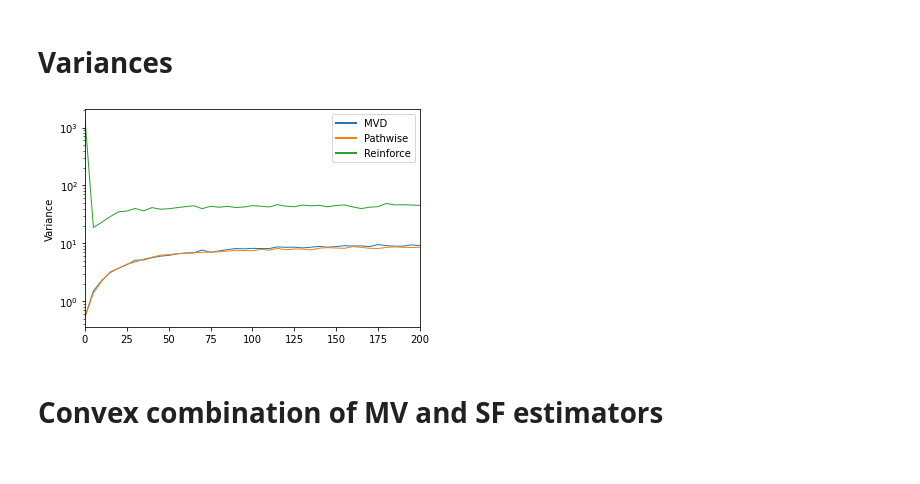
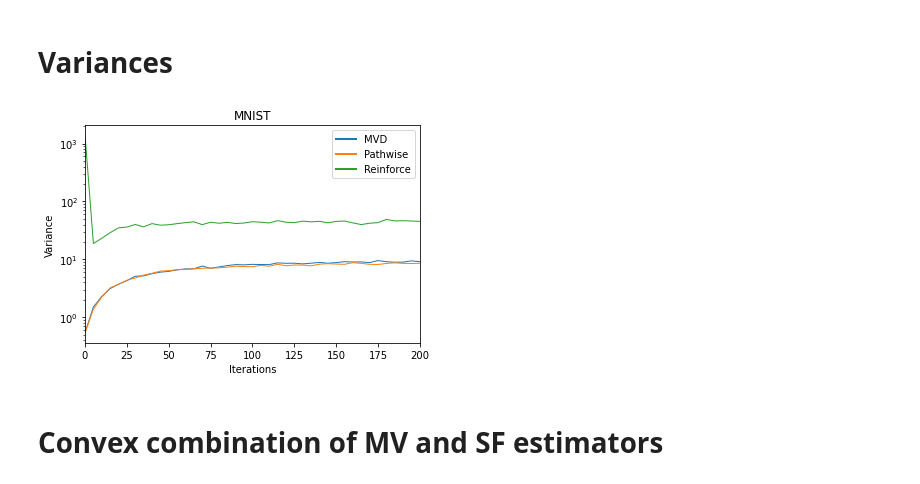
Before and after one commit to M8is/master-thesis-code, a Jupyter notebook: notebooks/plot-mnist-vae.ipynb, the cells around one changed output. Drawn from its saved outputs; the diff is of its cells as text; code cells hidden in the pictures.

```diff
--- a/notebooks/plot-mnist-vae.ipynb
+++ b/notebooks/plot-mnist-vae.ipynb
@@ -143,34 +143,35 @@ plt.show()
 # %%
 estimator_stds = defaultdict(list)
 for k, v in collect_by(mnist_results, 'mc_estimator').items():
     for meta in v:
         try:
             estimator_stds[k].append((meta, TensorHolder.load(meta['results_dir'], 'estimator_stds')))
         except FileNotFoundError:
             continue
 estimator_stds.default_factory = None
 
 step_size = 5
 max_len = 0
 for run in estimator_stds.values():
     meta, _ = run[0]
     stds = []
     for meta, std in run:
         stds.append(std.data.numpy().flatten())
     indices, stds = step_with_end(np.array(stds), step_size)
     vars_ = (stds**2).mean(axis=0)
     plot(vars_, np.zeros_like(vars_), '$mc_estimator$', meta, xspace=indices, linewidth=1)
     max_len = max(max_len, indices[-1])
 
 legend()
 plt.yscale('log')
 plt.ylabel('Variance')
 plt.xlabel('Iterations')
+plt.title('MNIST')
 plt.xlim(0, 200)
 plt.savefig(plot_dir / f'mnist_variances.pdf')
 plt.show()
 # %% [output]
-[figure, old version]
+[figure, new version]
 # %% [markdown]
 # Convex combination of MV and SF estimators
 # %%
```
Also changed, not shown: 5 other files.
